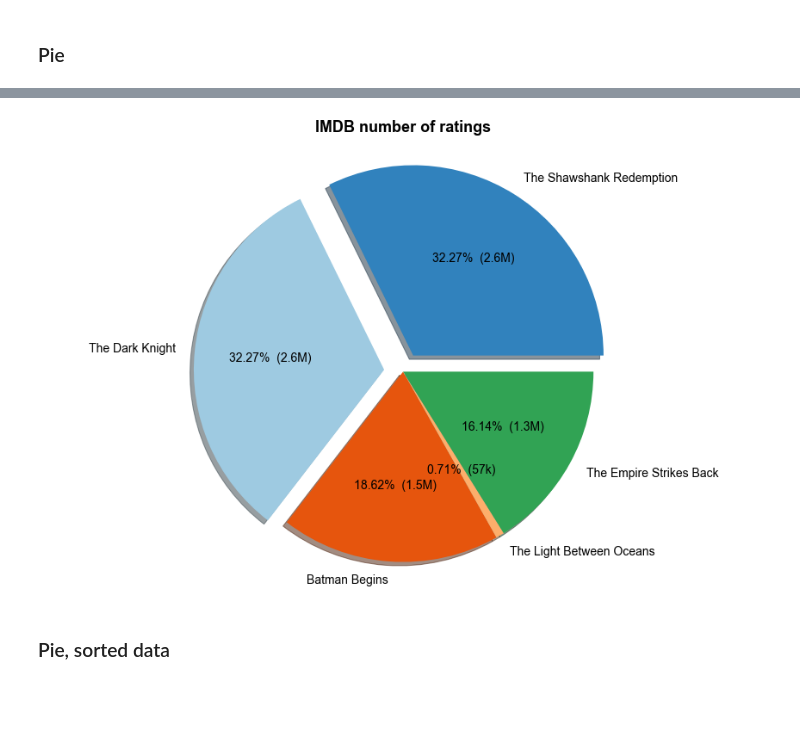
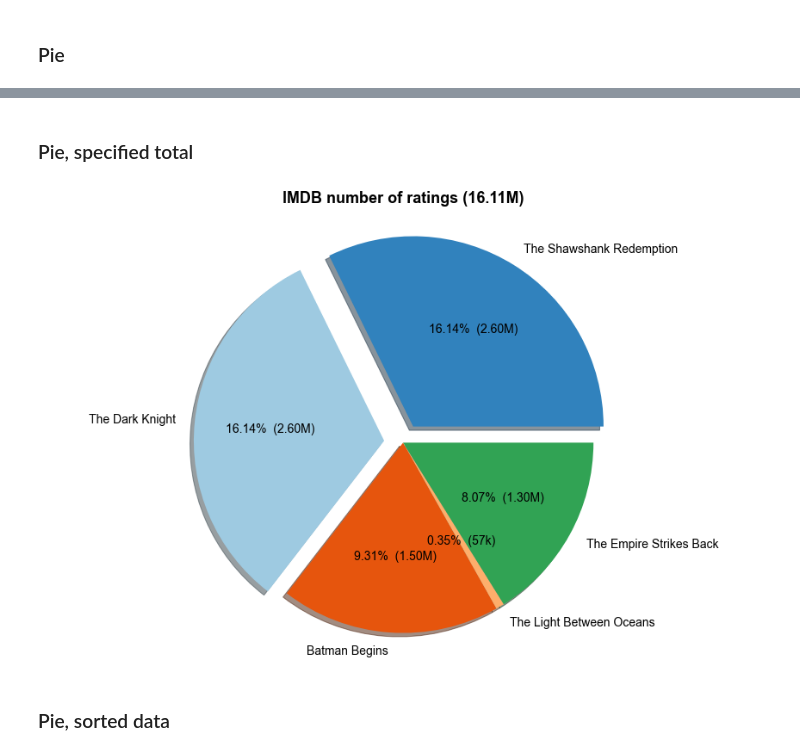
Before and after one commit to jhagelback/customized_chart, a Jupyter notebook: Examples.ipynb, the cells around one changed output, grey strips where cells are left out. Saved outputs shown, nothing was run; the diff lists cells and outputs as text; code cells hidden in the pictures; blank space fills up the shorter version.

Commit message:
Version 0.1.5: added possibility to specify total value in a pie

```diff
--- a/Examples.ipynb
+++ b/Examples.ipynb
@@ -46,13 +56,17 @@ rental = {
+# %% [markdown]
+### Pie, specified total
 # %%
 pie_chart(movies, {
     "explode": ["The Dark Knight", "The Shawshank Redemption"],
     "title": "IMDB number of ratings",
     "shadow": True,
     "percent_format": "pct-2",
-    "value_format": "prefix",
+    "value_format": "prefix-2",
+    "total": sum([x for x in movies.values()])*2,
+    "show_total": True,
 })
 # %% [output]
-[figure, old version]
+[figure, new version]
 # %% [markdown]
 ### Pie, sorted data
 # %%
```
Also changed, not shown: parts of 2 cells of this notebook, 3 other files.
